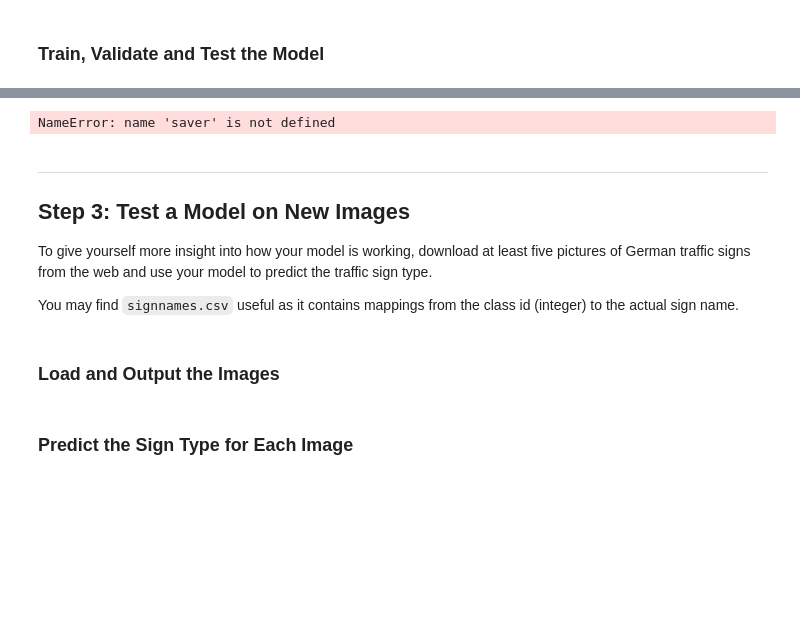
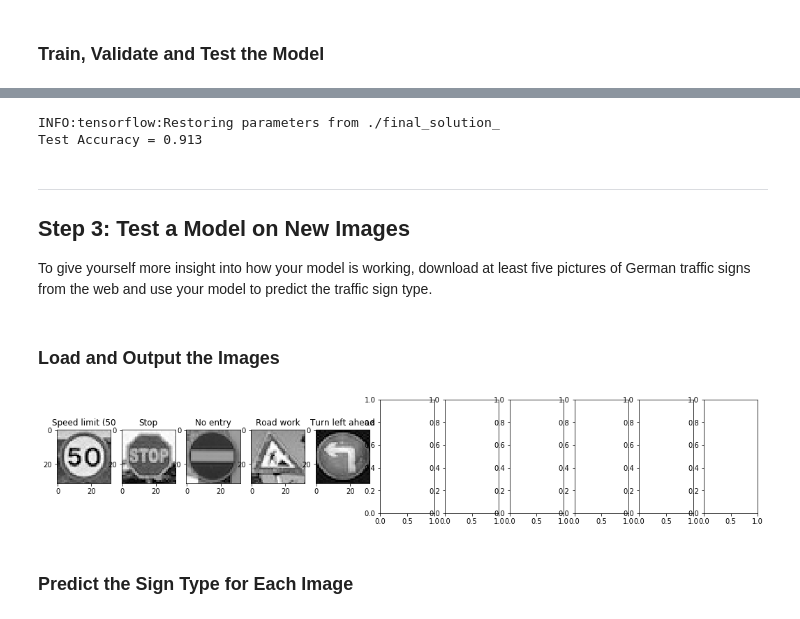
Before and after one commit to yosuah/CarND-Traffic-Sign-Classifier-Project, a Jupyter notebook: Traffic_Sign_Classifier.ipynb, the cells around one changed output, grey strips where cells are left out. Saved outputs shown, nothing was run; the diff lists cells and outputs as text; code cells hidden in the pictures; blank space fills up the shorter version.

Commit message:
Add solution

```diff
--- a/Traffic_Sign_Classifier.ipynb
+++ b/Traffic_Sign_Classifier.ipynb
@@ -489,18 +459,25 @@ results.sort_values('max_valid_acc', ascending=False)
 # %%
-with tf.Session() as sess:
-    saver.restore(sess, tf.train.latest_checkpoint('.'))
+with tf.variable_scope(final_hyperparams['name'], reuse=True):
+        #training_operation, accuracy_operation, loss_operation = get_ops(final_hyperparams)
 
-    test_accuracy = evaluate(X_test, y_test)
-    print("Test Accuracy = {:.3f}".format(test_accuracy))
+        with tf.Session() as sess:
+            sess.run(tf.global_variables_initializer())
+            saver = tf.train.Saver()
+            saver.restore(sess, tf.train.latest_checkpoint('.'))
+
+            test_accuracy, top5 = evaluate(X_test_norm_gray, y_test,
+                                     accuracy_operation, top5_operation,
+                                     final_hyperparams['batch_size'], final_hyperparams['input_channels'],
+                                     max_examples=None)
+            print("Test Accuracy = {:.3f}".format(test_accuracy))
 # %% [output]
-NameError: name 'saver' is not defined
+INFO:tensorflow:Restoring parameters from ./final_solution_
+Test Accuracy = 0.913
 # %% [markdown]
 ---
 
 ## Step 3: Test a Model on New Images
 
 To give yourself more insight into how your model is working, download at least five pictures of German traffic signs from the web and use your model to predict the traffic sign type.
-
-You may find `signnames.csv` useful as it contains mappings from the class id (integer) to the actual sign name.
 # %% [markdown]
 ### Load and Output the Images
@@ -510,2 +484,19 @@ You may find `signnames.csv` useful as it contains mappings from the class id (i
+# %%
+### Load the images and plot them here.
+image_fns = [
+    (2, 'examples/50_sign.jpg'),
+    (34,  'examples/left_turn.jpg'),
+    (17,  'examples/no_entry_sign.jpg'),
+    (25,  'examples/roadworks_sign.jpg'),
+    (14,  'examples/stop_sign.jpg')
+]
+
+X_unknown = np.array([plt.imread(fn) for _, fn in image_fns])
+X_unknown_norm_gray = norm(gray(X_unknown))
+y_unknown = np.array([id_ for id_, _ in image_fns])
+
+show_example_all_labels(X_unknown_norm_gray, y_unknown, signnames, figsize=(18, 3))
+# %% [output]
+[figure, added]
 # %% [markdown]
 ### Predict the Sign Type for Each Image
```
Also changed, not shown: parts of 45 cells of this notebook, 14 other files.
